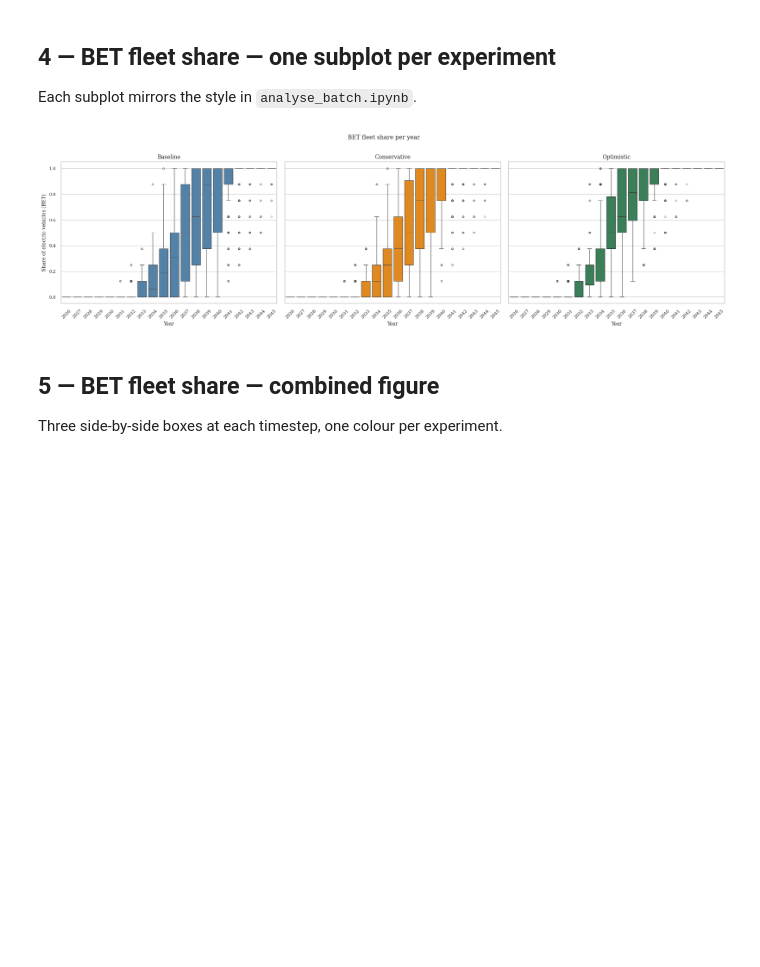
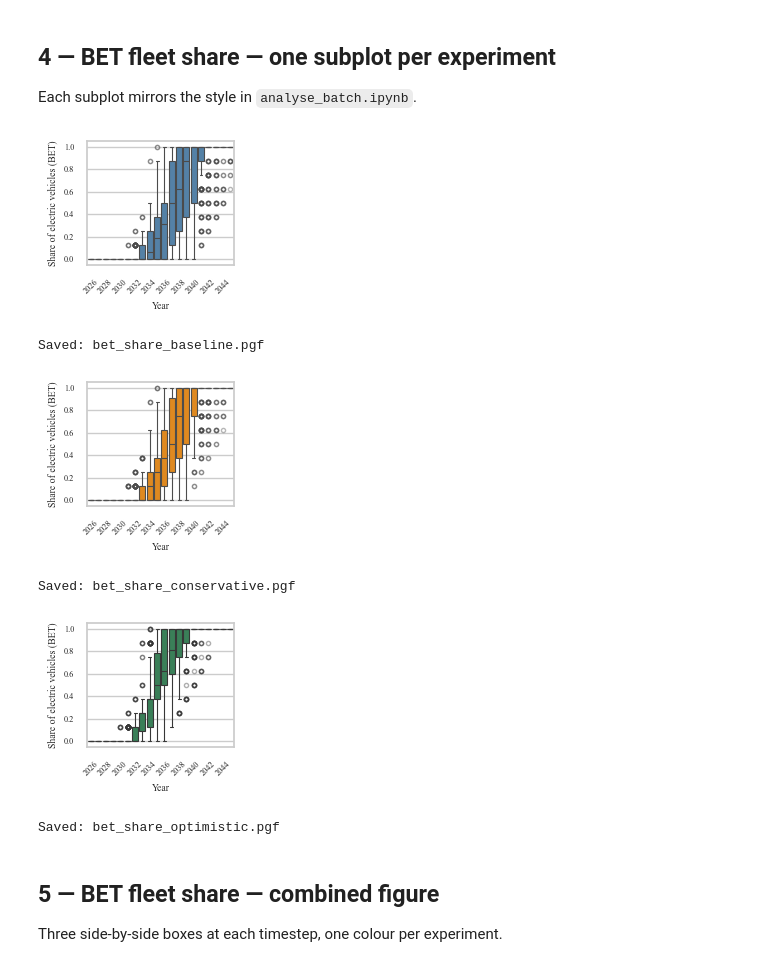
Before and after one commit to simfro/fleet-replacement, a Jupyter notebook: notebooks/compare_batches.ipynb, the cells around one changed output. Saved outputs shown, nothing was run; the diff lists cells and outputs as text; code cells hidden in the pictures; blank space fills up the shorter version.

```diff
--- a/notebooks/compare_batches.ipynb
+++ b/notebooks/compare_batches.ipynb
@@ -33,14 +33,15 @@ sns.set_theme(style="whitegrid")
 matplotlib.rcParams.update(
     {
         "pgf.texsystem": "pdflatex",
-        "pgf.rcfonts": False,
+        "pgf.rcfonts": False,  # use LaTeX's own font, not matplotlib's
         "font.family": "serif",
-        "font.size": 9,
-        "axes.labelsize": 9,
-        "axes.titlesize": 10,
-        "legend.fontsize": 8,
-        "xtick.labelsize": 8,
-        "ytick.labelsize": 8,
+        "font.serif": ["Times New Roman"],
+        "font.size": 10,
+        "axes.labelsize": 7,
+        "axes.titlesize": 8,
+        "legend.fontsize": 6,
+        "xtick.labelsize": 6,
+        "ytick.labelsize": 6,
     }
 )
 
@@ -86,7 +87,7 @@ Optimistic     : 200 episodes  (years 2026–2045)
 # %% [markdown]
 ## 3 — Cumulative profit distribution (all experiments in one figure)
 # %%
-fig, ax = plt.subplots(figsize=(8, 4))
+fig, ax = plt.subplots(figsize=(6.48, 1.5))
 
 for name, records in all_records.items():
     profits = np.array([r.total_reward for r in records]) / 1e6  # MSEK
@@ -108,10 +109,10 @@ for name, records in all_records.items():
 
 ax.set_xlabel("Cumulative profit (MSEK)")
 ax.set_ylabel("Density")
-ax.set_title("Distribution of cumulative profit across episodes")
+# ax.set_title("Distribution of cumulative profit across episodes")
 ax.legend()
 
 plt.tight_layout()
-fig.savefig(FIGURES_DIR / "compare_fig1_cumulative_profit.pgf", backend="pgf")
+fig.savefig(FIGURES_DIR / "cumulative_profit.pgf", backend="pgf")
 plt.show()
 # %% [output]
@@ -121,43 +157,48 @@ plt.show()
 
 Each subplot mirrors the style in `analyse_batch.ipynb`.
 # %%
-n_experiments = len(EXPERIMENTS)
-fig, axes = plt.subplots(1, n_experiments, figsize=(6 * n_experiments, 5), sharey=True)
-
-for ax, (name, records) in zip(axes, all_records.items()):
+for name, records in all_records.items():
     fleet_size = records[0].fleet_size
     years = records[0].years
 
     df = pd.DataFrame(
         [
             {"year": year, "BET share": n_elec / fleet_size}
             for r in records
             for year, n_elec in zip(r.years, r.n_electric)
         ]
     )
+
+    fig, ax = plt.subplots(figsize=(6.48 / 3, 2.0))
 
     sns.boxplot(
         data=df,
         x="year",
         y="BET share",
         ax=ax,
         color=PALETTE[name],
         linewidth=0.8,
         flierprops={"marker": "o", "markersize": 3, "alpha": 0.4},
     )
 
     ax.set_ylim(-0.05, 1.05)
-    ax.set_title(name)
     ax.set_xlabel("Year")
-    ax.set_ylabel("Share of electric vehicles (BET)" if ax is axes[0] else "")
+    ax.set_ylabel("Share of electric vehicles (BET)")
     ax.tick_params(axis="x", rotation=45)
+    ax.set_xticks(ax.get_xticks()[::2])
 
-fig.suptitle("BET fleet share per year", y=1.02)
-plt.tight_layout()
-fig.savefig(FIGURES_DIR / "compare_fig2a_bet_share_subplots.pgf", backend="pgf")
-plt.show()
+    plt.tight_layout()
+    filename = f"bet_share_{name.lower()}.pgf"
+    fig.savefig(FIGURES_DIR / filename, backend="pgf", bbox_inches="tight")
+    plt.show()
+    print(f"Saved: {filename}")
 # %% [output]
-[figure, old version]
+[figure, new version]
+Saved: bet_share_baseline.pgf
+[figure, added]
+Saved: bet_share_conservative.pgf
+[figure, added]
+Saved: bet_share_optimistic.pgf
 # %% [markdown]
 ## 5 — BET fleet share — combined figure
 
```
Also changed, not shown: parts of 4 cells of this notebook, 12 other files.
